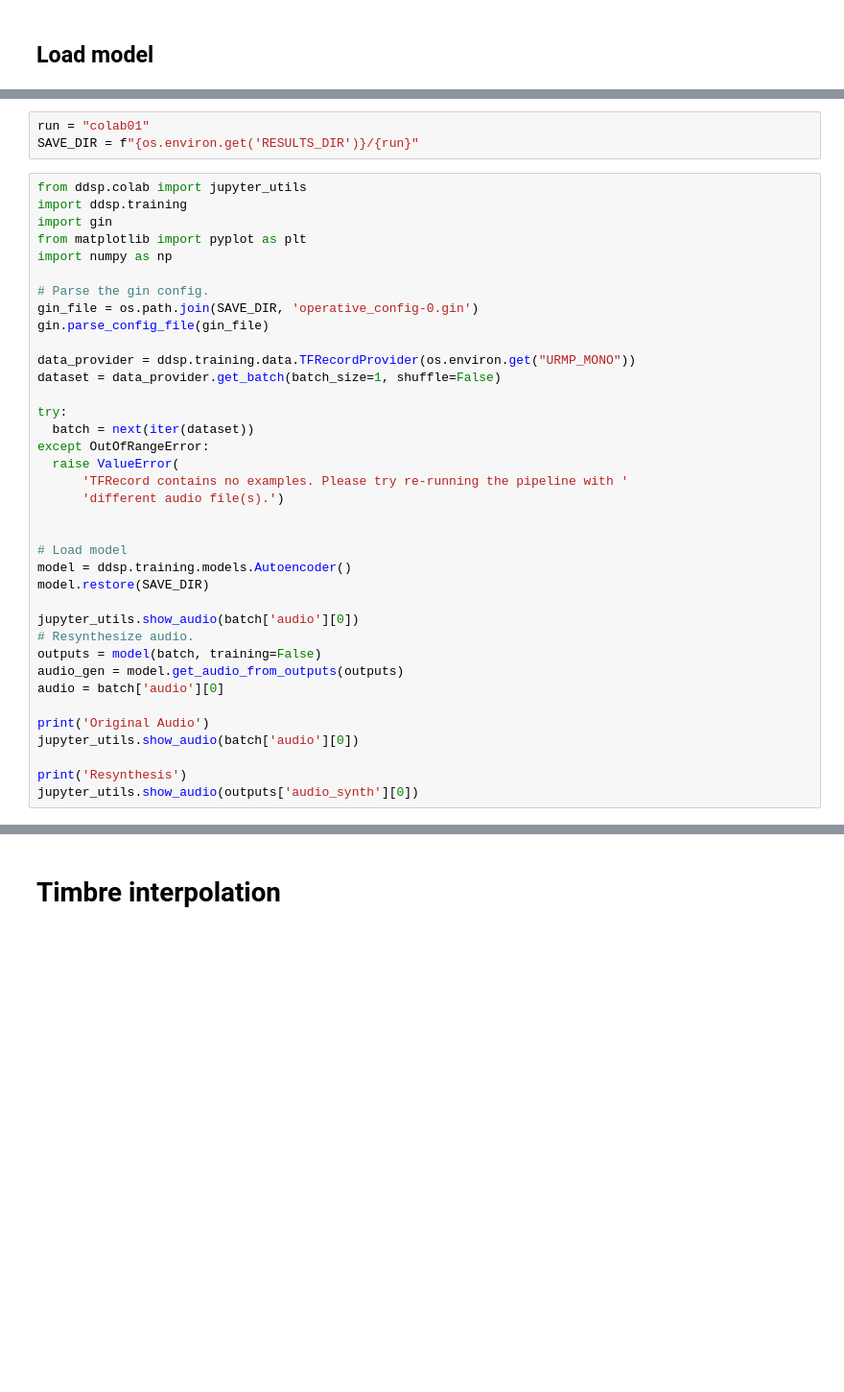
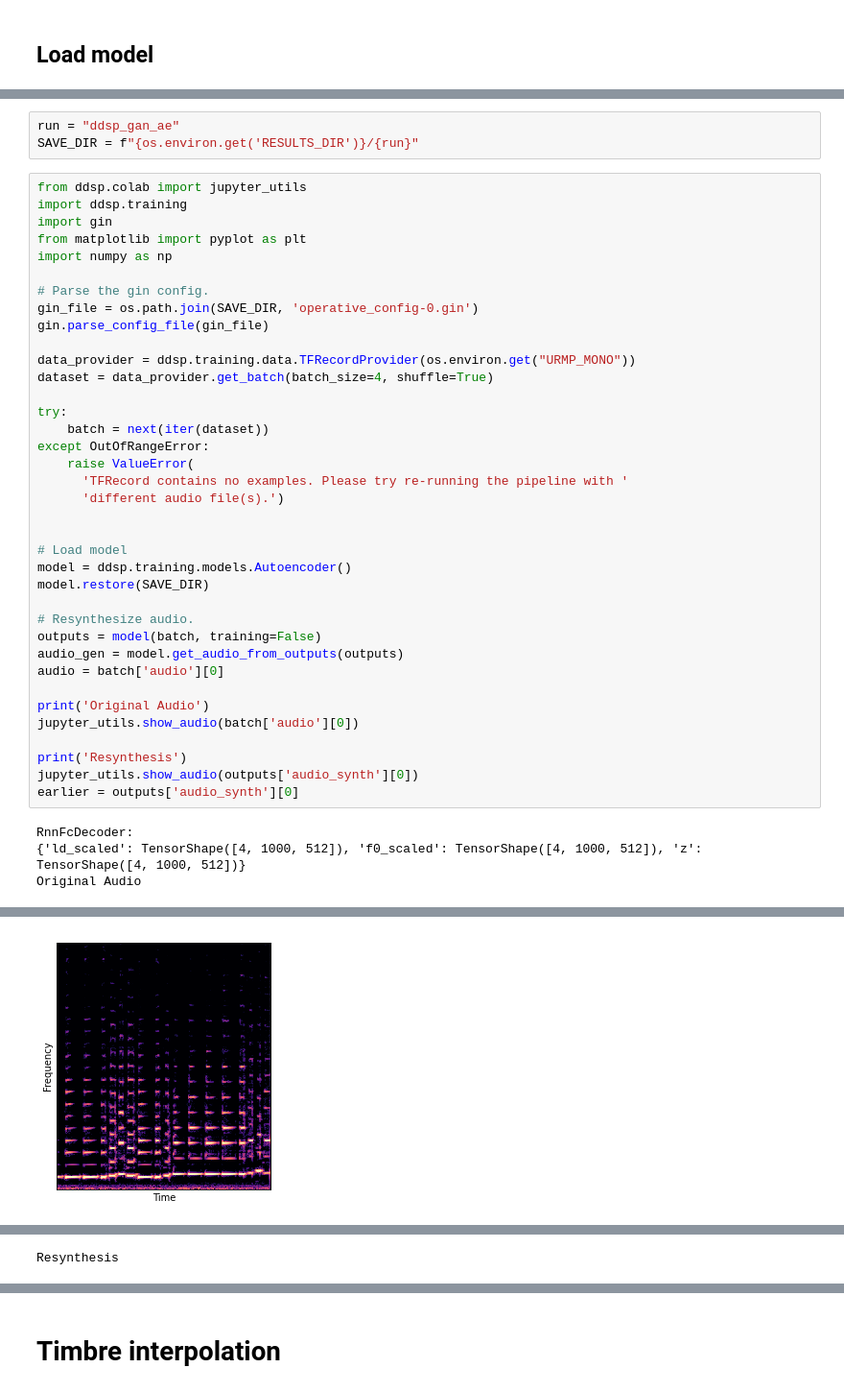
Before and after one commit to nielsrolf/ddsp, a Jupyter notebook: ddsp/colab/experiments/04_eval_trained_model.ipynb, the cells around one changed output, grey strips where cells are left out. Shown at 96% size. Drawn from its saved outputs; the diff is of its cells as text; blank space fills up the shorter version.

```diff
--- a/ddsp/colab/experiments/04_eval_trained_model.ipynb
+++ b/ddsp/colab/experiments/04_eval_trained_model.ipynb
@@ -8,5 +29,5 @@ import os
 # %%
-run = "colab01"
+run = "ddsp_gan_ae"
 SAVE_DIR = f"{os.environ.get('RESULTS_DIR')}/{run}"
 # %%
 from ddsp.colab import jupyter_utils
@@ -20,12 +41,12 @@ gin_file = os.path.join(SAVE_DIR, 'operative_config-0.gin')
 gin.parse_config_file(gin_file)
 
 data_provider = ddsp.training.data.TFRecordProvider(os.environ.get("URMP_MONO"))
-dataset = data_provider.get_batch(batch_size=1, shuffle=False)
+dataset = data_provider.get_batch(batch_size=4, shuffle=True)
 
 try:
-  batch = next(iter(dataset))
+    batch = next(iter(dataset))
 except OutOfRangeError:
-  raise ValueError(
+    raise ValueError(
       'TFRecord contains no examples. Please try re-running the pipeline with '
       'different audio file(s).')
 
@@ -34,7 +55,6 @@ except OutOfRangeError:
 model = ddsp.training.models.Autoencoder()
 model.restore(SAVE_DIR)
 
-jupyter_utils.show_audio(batch['audio'][0])
 # Resynthesize audio.
 outputs = model(batch, training=False)
 audio_gen = model.get_audio_from_outputs(outputs)
@@ -45,3 +65,8 @@ jupyter_utils.show_audio(batch['audio'][0])
 
 print('Resynthesis')
 jupyter_utils.show_audio(outputs['audio_synth'][0])
+earlier = outputs['audio_synth'][0]
+# %% [output]
+RnnFcDecoder:
+{'ld_scaled': TensorShape([4, 1000, 512]), 'f0_scaled': TensorShape([4, 1000, 512]), 'z': TensorShape([4, 1000, 512])}
+Original Audio
@@ -47,0 +74 @@ jupyter_utils.show_audio(outputs['audio_synth'][0])
+[figure, added]
@@ -47,0 +76 @@ jupyter_utils.show_audio(outputs['audio_synth'][0])
+Resynthesis
```
Also changed, not shown: parts of 12 cells of this notebook, 2 other files.
